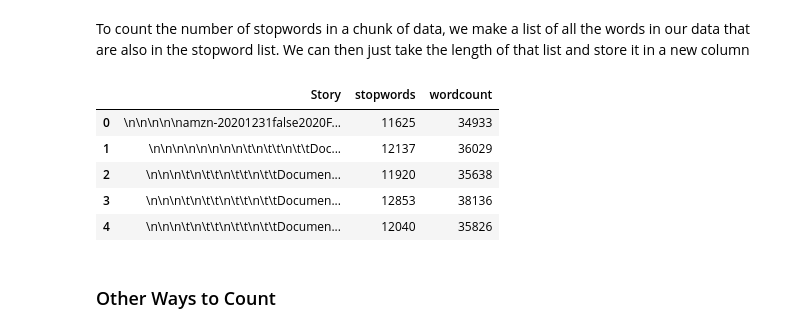
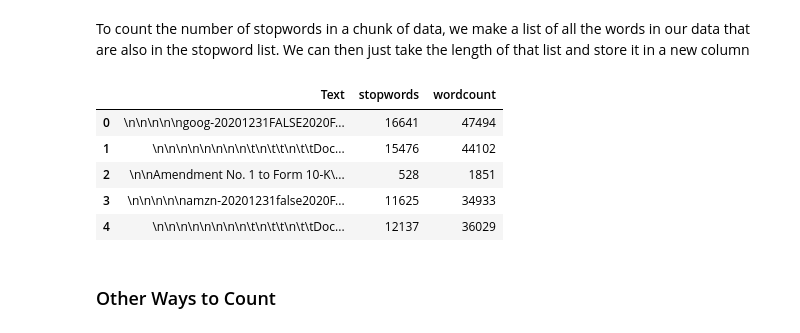
Before and after one commit to SouthernMethodistUniversity/text_mining_with_python, a Jupyter notebook: intro_to_working_with_text.ipynb, the cells around one changed output. Saved outputs shown, nothing was run; the diff lists cells and outputs as text; code cells hidden in the pictures.

```diff
--- a/intro_to_working_with_text.ipynb
+++ b/intro_to_working_with_text.ipynb
@@ -120,2 +104,2 @@ def get_edgar(ll, n):
 # %%
-data = get_edgar(companies,5)
+data = get_edgar(companies,3)
@@ -130,6 +130,6 @@ For the content of cell *x*, convert it to a string, *str()*, then split that st
 
 The result of that is a list of all the words in the text and then we can count the length of that list, *len()*.
 # %%
-data['wordcount'] = data['Story'].apply(lambda x: len(str(x).split(" ")))
-data[['Story','wordcount']].head()
+data['wordcount'] = data['Text'].apply(lambda x: len(str(x).split(" ")))
+data[['Text','wordcount']].head()
 # %% [output]
@@ -144,6 +144,6 @@ We can do something similar to count the number of characters in the data chunk,
 # %%
 data = data.fillna("No Information Provided") #If some of our data is missing, this will replace the blank entries. This is only necessary in some cases
 # %%
-data['char_count'] = data['Story'].str.len() ## this also includes spaces, to do it without spaces, you could use something like this: "".join()
-data[['Story','char_count']].head()
+data['char_count'] = data['Text'].str.len() ## this also includes spaces, to do it without spaces, you could use something like this: "".join()
+data[['Text','char_count']].head()
 # %% [output]
@@ -164,6 +164,6 @@ def avg_word(sentence):
 # %% [markdown]
 We can now apply that function to all the data chunks and save that in a new column.
 # %%
-data['avg_word'] = data['Story'].apply(lambda x: avg_word(x))
-data[['Story','avg_word']].head()
+data['avg_word'] = data['Text'].apply(lambda x: avg_word(x))
+data[['Text','avg_word']].head()
 # %% [output]
@@ -199,15 +199,15 @@ stop = stopwords.words('english')
 # %% [markdown]
 To count the number of stopwords in a chunk of data, we make a list of all the words in our data that are also in the stopword list. We can then just take the length of that list and store it in a new column
 # %%
-data['stopwords'] = data['Story'].apply(lambda x: len([x for x in x.split() if x in stop]))
-data[['Story','stopwords','wordcount']].head()
+data['stopwords'] = data['Text'].apply(lambda x: len([x for x in x.split() if x in stop]))
+data[['Text','stopwords','wordcount']].head()
 # %% [output]
-|  | Story | stopwords | wordcount |
-| 0 | \n\n\n\n\namzn-20201231false2020F... | 11625 | 34933 |
-| 1 | \n\n\n\n\n\n\n\n\t\n\t\t\n\t\tDoc... | 12137 | 36029 |
-| 2 | \n\n\n\t\n\t\t\n\t\t\n\t\tDocumen... | 11920 | 35638 |
-| 3 | \n\n\n\t\n\t\t\n\t\t\n\t\tDocumen... | 12853 | 38136 |
-| 4 | \n\n\n\t\n\t\t\n\t\t\n\t\tDocumen... | 12040 | 35826 |
+|  | Text | stopwords | wordcount |
+| 0 | \n\n\n\n\ngoog-20201231FALSE2020F... | 16641 | 47494 |
+| 1 | \n\n\n\n\n\n\n\n\t\n\t\t\n\t\tDoc... | 15476 | 44102 |
+| 2 | \n\nAmendment No. 1 to Form 10-K\... | 528 | 1851 |
+| 3 | \n\n\n\n\namzn-20201231false2020F... | 11625 | 34933 |
+| 4 | \n\n\n\n\n\n\n\n\t\n\t\t\n\t\tDoc... | 12137 | 36029 |
 # %% [markdown]
 ### Other Ways to Count
 # %% [markdown]
```
Also changed, not shown: parts of 46 cells of this notebook, 2 other files.
